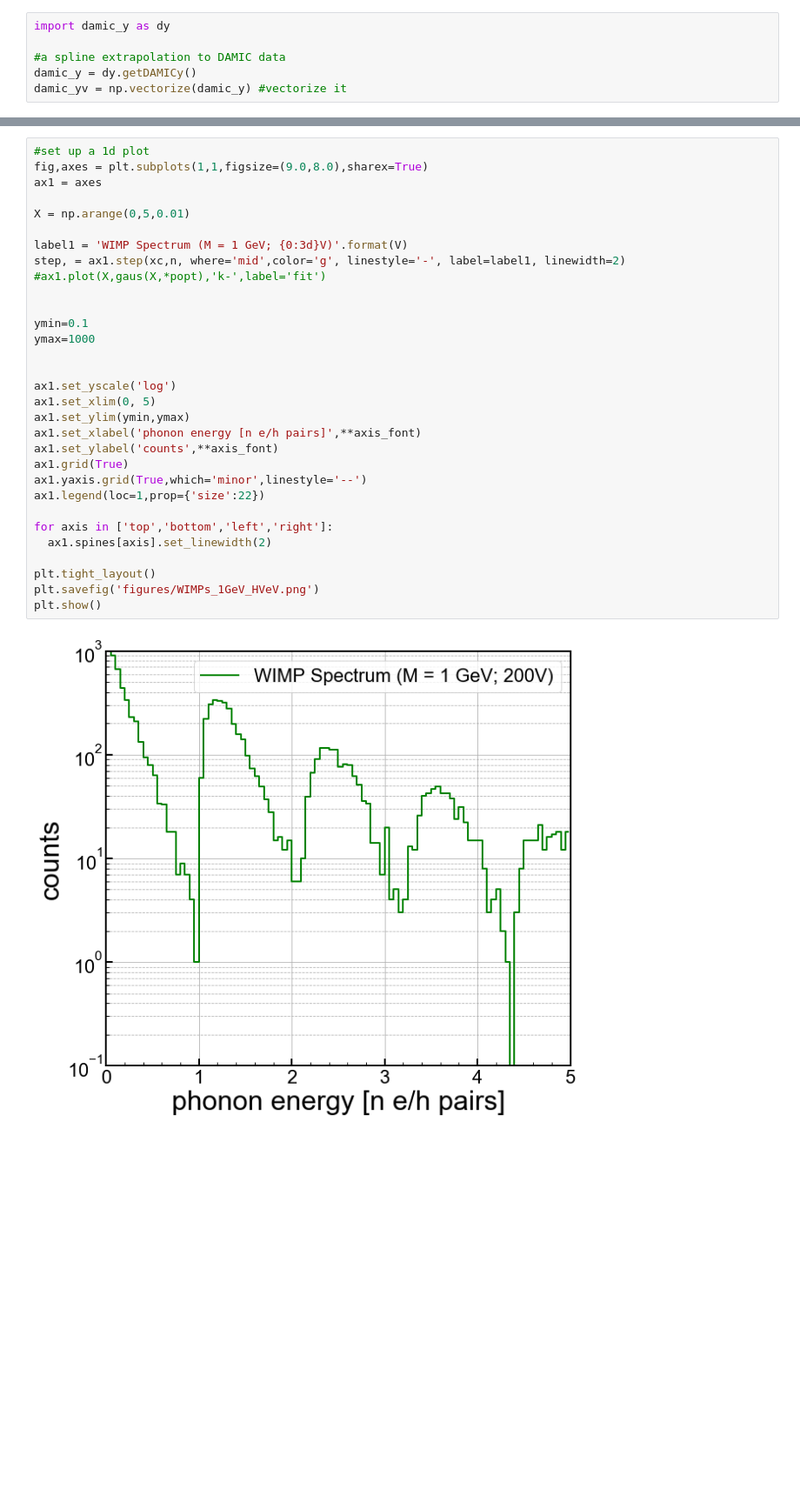
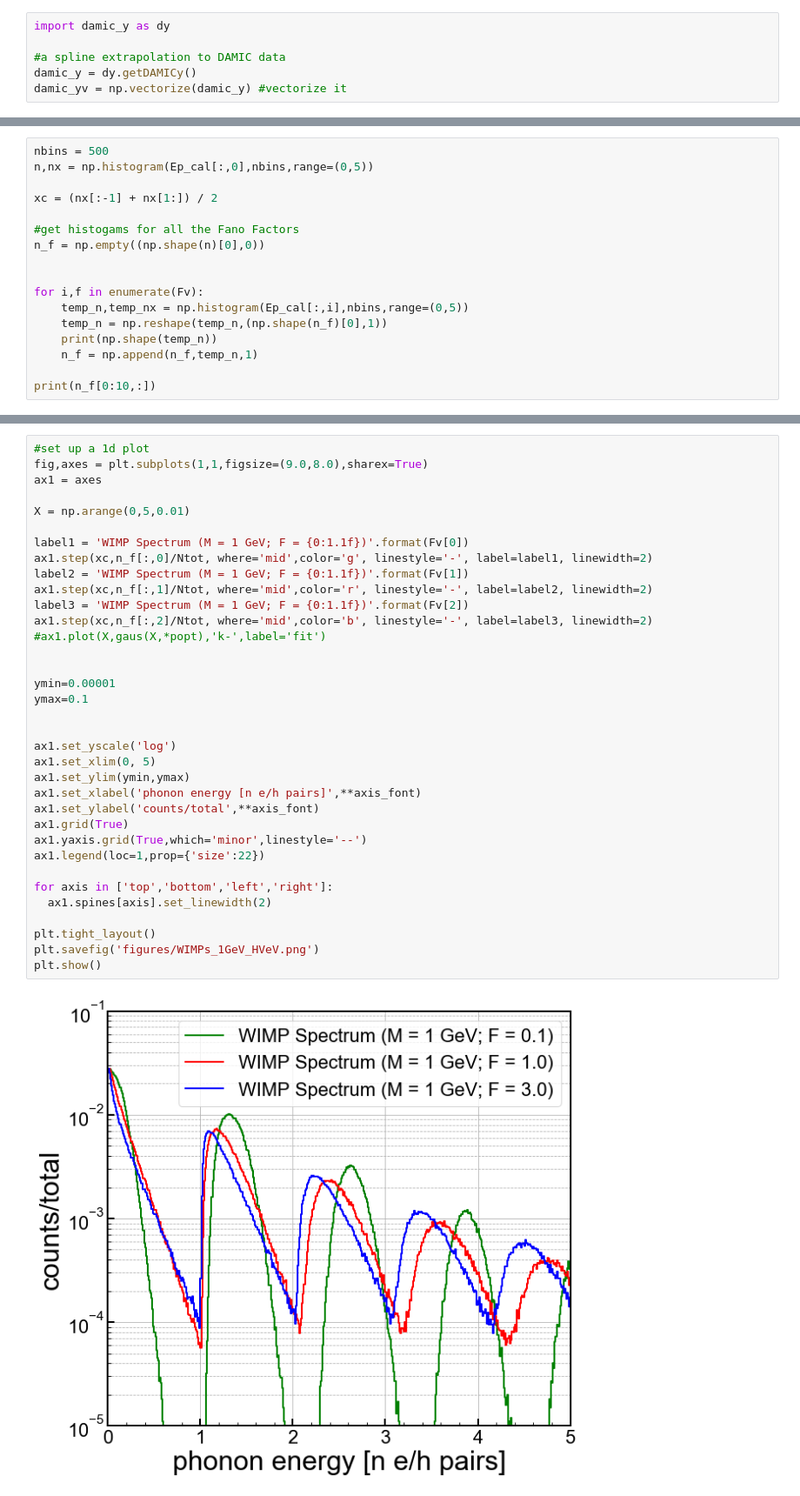
Before and after one commit to villaa/nrFano_Constraint, a Jupyter notebook: HVeV_WIMP_spectrum.ipynb, the cells around one changed output, grey strips where cells are left out. Shown at 87% size. Cells and saved outputs as stored; diff of their text form; blank space fills up the shorter version.

Commit message:
[ANV] added different fano factors

```diff
--- a/HVeV_WIMP_spectrum.ipynb
+++ b/HVeV_WIMP_spectrum.ipynb
@@ -168,0 +182,17 @@ xc = (nx[:-1] + nx[1:]) / 2
+# %%
+nbins = 500
+n,nx = np.histogram(Ep_cal[:,0],nbins,range=(0,5))
+
+xc = (nx[:-1] + nx[1:]) / 2
+
+#get histogams for all the Fano Factors
+n_f = np.empty((np.shape(n)[0],0))
+
+
+for i,f in enumerate(Fv):
+    temp_n,temp_nx = np.histogram(Ep_cal[:,i],nbins,range=(0,5))
+    temp_n = np.reshape(temp_n,(np.shape(n_f)[0],1))
+    print(np.shape(temp_n))
+    n_f = np.append(n_f,temp_n,1)
+
+print(n_f[0:10,:])
@@ -169,33 +213,37 @@ xc = (nx[:-1] + nx[1:]) / 2
 # %%
 #set up a 1d plot
 fig,axes = plt.subplots(1,1,figsize=(9.0,8.0),sharex=True)
 ax1 = axes
 
 X = np.arange(0,5,0.01)
 
-label1 = 'WIMP Spectrum (M = 1 GeV; {0:3d}V)'.format(V)
-step, = ax1.step(xc,n, where='mid',color='g', linestyle='-', label=label1, linewidth=2)
+label1 = 'WIMP Spectrum (M = 1 GeV; F = {0:1.1f})'.format(Fv[0])
+ax1.step(xc,n_f[:,0]/Ntot, where='mid',color='g', linestyle='-', label=label1, linewidth=2)
+label2 = 'WIMP Spectrum (M = 1 GeV; F = {0:1.1f})'.format(Fv[1])
+ax1.step(xc,n_f[:,1]/Ntot, where='mid',color='r', linestyle='-', label=label2, linewidth=2)
+label3 = 'WIMP Spectrum (M = 1 GeV; F = {0:1.1f})'.format(Fv[2])
+ax1.step(xc,n_f[:,2]/Ntot, where='mid',color='b', linestyle='-', label=label3, linewidth=2)
 #ax1.plot(X,gaus(X,*popt),'k-',label='fit')
 
 
-ymin=0.1
-ymax=1000
+ymin=0.00001
+ymax=0.1
 
 
 ax1.set_yscale('log')
 ax1.set_xlim(0, 5)
 ax1.set_ylim(ymin,ymax)
 ax1.set_xlabel('phonon energy [n e/h pairs]',**axis_font)
-ax1.set_ylabel('counts',**axis_font)
+ax1.set_ylabel('counts/total',**axis_font)
 ax1.grid(True)
 ax1.yaxis.grid(True,which='minor',linestyle='--')
 ax1.legend(loc=1,prop={'size':22})
 
 for axis in ['top','bottom','left','right']:
   ax1.spines[axis].set_linewidth(2)
 
 plt.tight_layout()
 plt.savefig('figures/WIMPs_1GeV_HVeV.png')
 plt.show()
 # %% [output]
-[figure, old version]
+[figure, new version]
```
Also changed, not shown: parts of 3 cells of this notebook, 1 other file.
